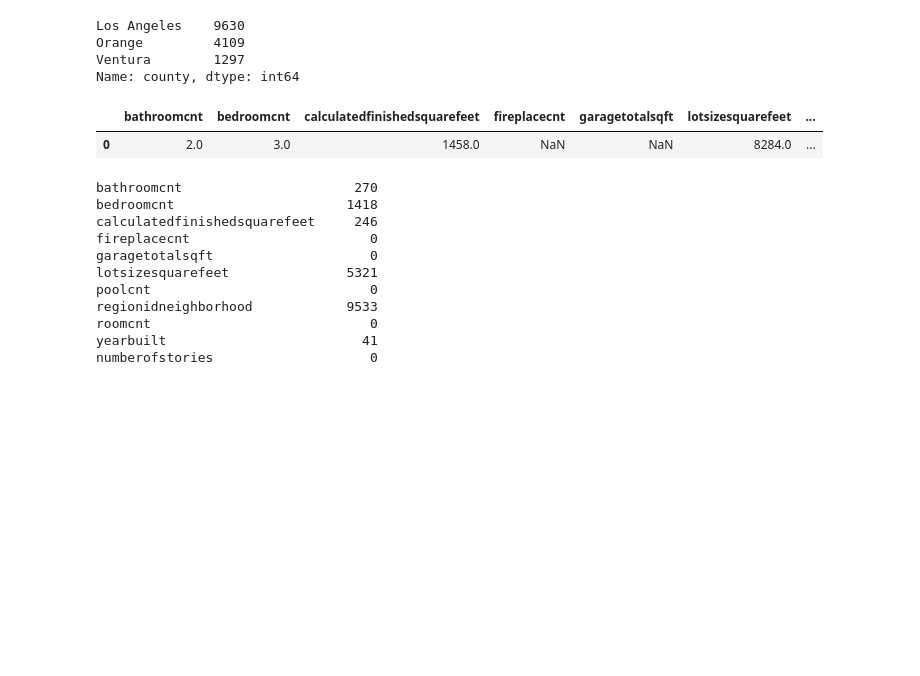
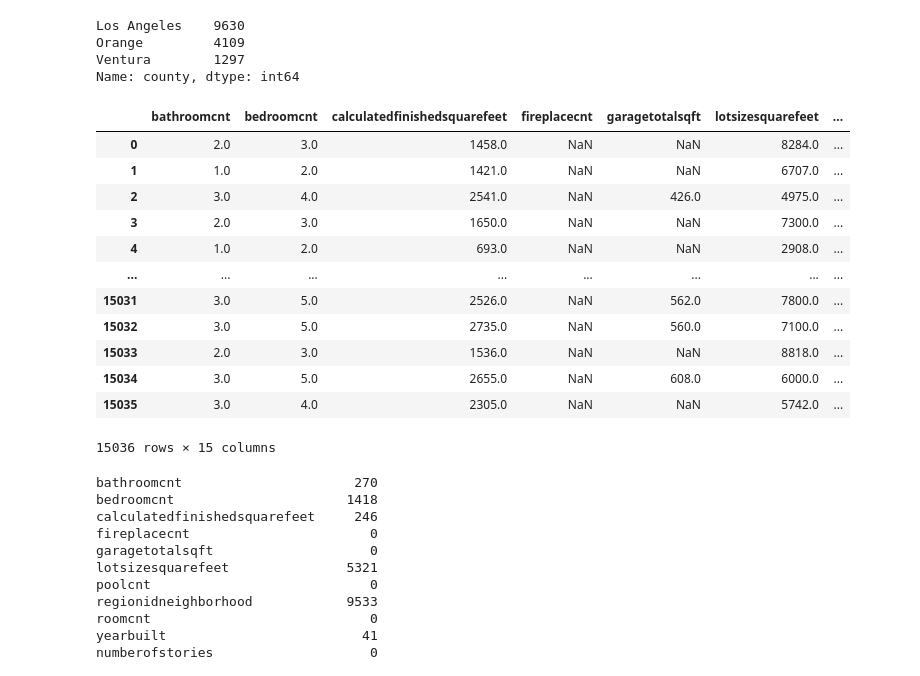
Before and after one commit to CameronGTaylor/zillow_project, a Jupyter notebook: zillow_extended.ipynb, the cells around one changed output. Cells and saved outputs as stored; diff of their text form; code cells hidden in the pictures; blank space fills up the shorter version.

```diff
--- a/zillow_extended.ipynb
+++ b/zillow_extended.ipynb
@@ -89,10 +89,21 @@ Orange         4109
 Ventura        1297
 Name: county, dtype: int64
 # %%
-df.head(1)
+df
 # %% [output]
 |  | bathroomcnt | bedroomcnt | calculatedfinishedsquarefeet | fireplacecnt | garagetotalsqft | lotsizesquarefeet | ... |
 | 0 | 2.0 | 3.0 | 1458.0 | NaN | NaN | 8284.0 | ... |
+| 1 | 1.0 | 2.0 | 1421.0 | NaN | NaN | 6707.0 | ... |
+| 2 | 3.0 | 4.0 | 2541.0 | NaN | 426.0 | 4975.0 | ... |
+| 3 | 2.0 | 3.0 | 1650.0 | NaN | NaN | 7300.0 | ... |
+| 4 | 1.0 | 2.0 | 693.0 | NaN | NaN | 2908.0 | ... |
+| ... | ... | ... | ... | ... | ... | ... | ... |
+| 15031 | 3.0 | 5.0 | 2526.0 | NaN | 562.0 | 7800.0 | ... |
+| 15032 | 3.0 | 5.0 | 2735.0 | NaN | 560.0 | 7100.0 | ... |
+| 15033 | 2.0 | 3.0 | 1536.0 | NaN | NaN | 8818.0 | ... |
+| 15034 | 3.0 | 5.0 | 2655.0 | NaN | 608.0 | 6000.0 | ... |
+| 15035 | 3.0 | 4.0 | 2305.0 | NaN | NaN | 5742.0 | ... |
+15036 rows × 15 columns
 # %%
 bathroom_std = df.bathroomcnt.std()
 bedroom_std = df.bedroomcnt.std()
```
Also changed, not shown: parts of 10 cells of this notebook, 1 other file.
